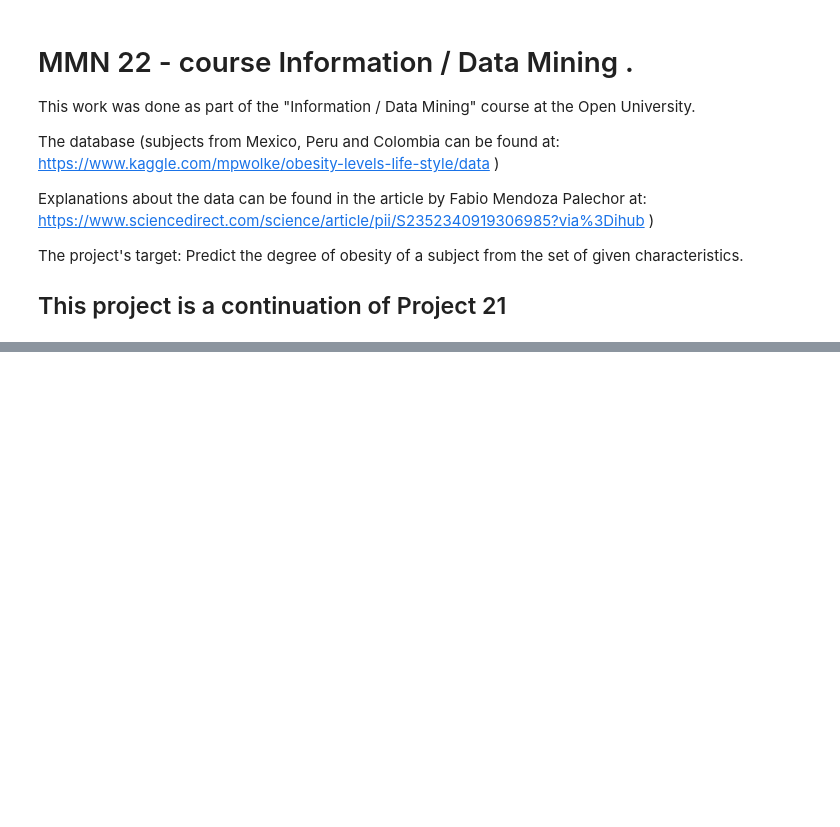
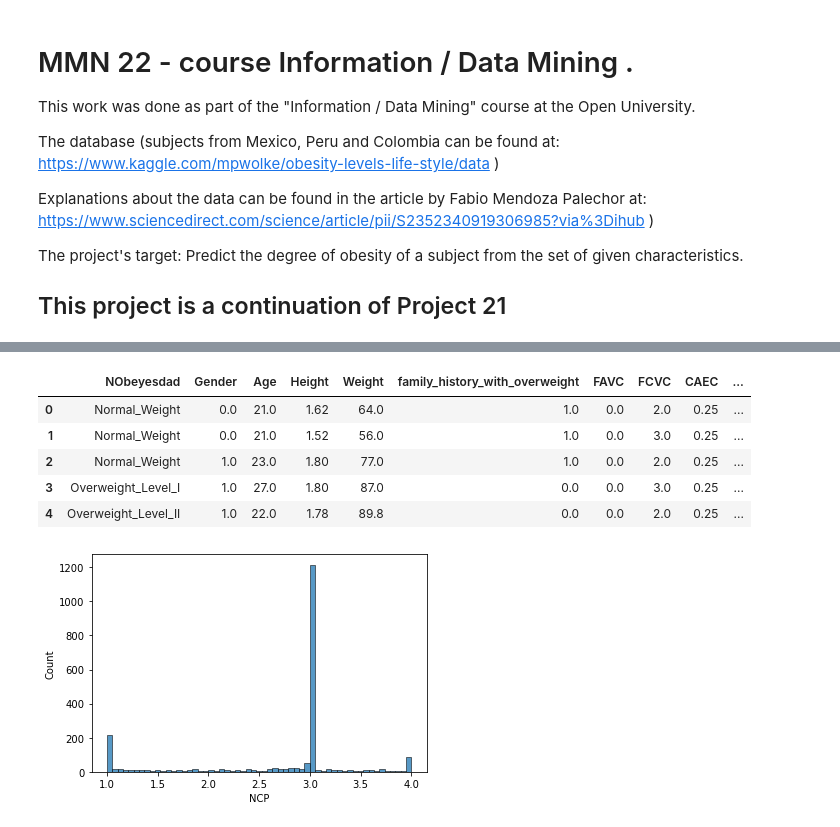
Before and after one commit to leibn/Data-Mining-Course-OpenU, a Jupyter notebook: mmn22/mmn22.ipynb, the cells around one changed output, grey strips where cells are left out. Cells and saved outputs as stored; diff of their text form; code cells hidden in the pictures; blank space fills up the shorter version.

```diff
--- a/mmn22/mmn22.ipynb
+++ b/mmn22/mmn22.ipynb
@@ -12,0 +29,9 @@ Predict the degree of obesity of a subject from the set of given characteristics
+# %%
+
+import pandas as pd
+from matplotlib import pyplot as plt
+import seaborn as sns
+
+
+df = pd.read_csv(r"./data/dataFromMMN21.csv", header=0, sep=',',index_col=0)
+df.info()
@@ -12,0 +108,13 @@ Predict the degree of obesity of a subject from the set of given characteristics
+# %%
+sns.histplot(x=df["NCP"])
+df["NCP_3"] = [True if x == 3.0 else False for x in df["NCP"]]
+df = df.drop(columns=["NCP"])
+df.head()
+# %% [output]
+|  | NObeyesdad | Gender | Age | Height | Weight | family_history_with_overweight | FAVC | FCVC | CAEC | ... |
+| 0 | Normal_Weight | 0.0 | 21.0 | 1.62 | 64.0 | 1.0 | 0.0 | 2.0 | 0.25 | ... |
+| 1 | Normal_Weight | 0.0 | 21.0 | 1.52 | 56.0 | 1.0 | 0.0 | 3.0 | 0.25 | ... |
+| 2 | Normal_Weight | 1.0 | 23.0 | 1.80 | 77.0 | 1.0 | 0.0 | 2.0 | 0.25 | ... |
+| 3 | Overweight_Level_I | 1.0 | 27.0 | 1.80 | 87.0 | 0.0 | 0.0 | 3.0 | 0.25 | ... |
+| 4 | Overweight_Level_II | 1.0 | 22.0 | 1.78 | 89.8 | 0.0 | 0.0 | 2.0 | 0.25 | ... |
+[figure, added]
```
Also changed, not shown: parts of 33 cells of this notebook, 11 other files.
